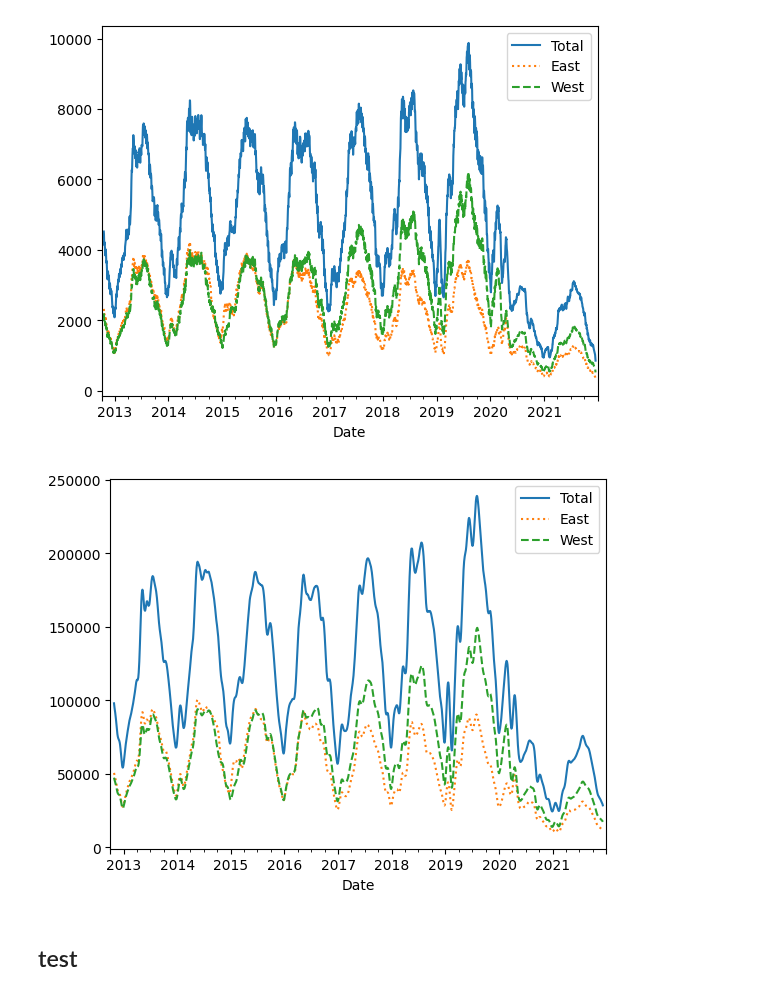
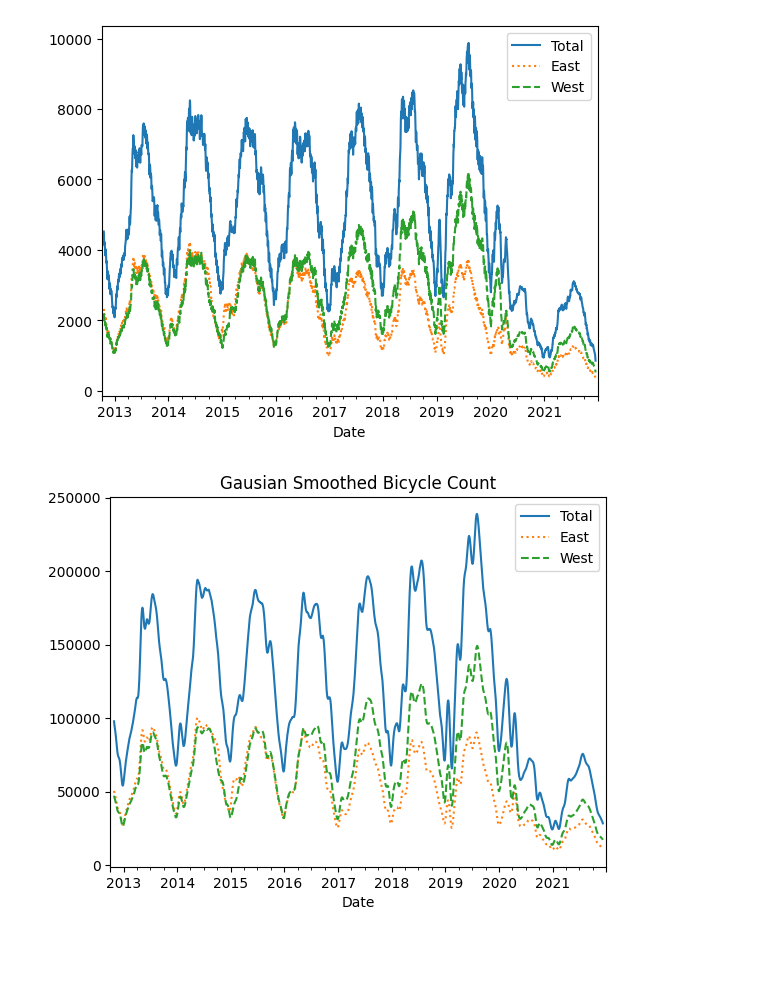
Before and after one commit to Kereophillus/Data_Analysis, a Jupyter notebook: notebooks/8.Time_Series_Part2.ipynb, the cells around one changed output. Saved outputs shown, nothing was run; the diff lists cells and outputs as text; code cells hidden in the pictures; blank space fills up the shorter version.

```diff
--- a/notebooks/8.Time_Series_Part2.ipynb
+++ b/notebooks/8.Time_Series_Part2.ipynb
@@ -42,8 +66,6 @@ view = (view.rolling(30, center=True).mean()).plot(style=['-', ':', '--']);
 # %% [output]
 [figure]
 # %%
-daily.rolling(50, center=True, win_type='gaussian').sum(std=10).plot(style=['-', ':', '--']);
+daily.rolling(50, center=True, win_type='gaussian').sum(std=10).plot(style=['-', ':', '--'], title = 'Gausian Smoothed Bicycle Count');
 # %% [output]
-[figure, old version]
+[figure, new version]
-# %% [markdown]
-## test
```
Also changed, not shown: parts of 15 cells of this notebook.
